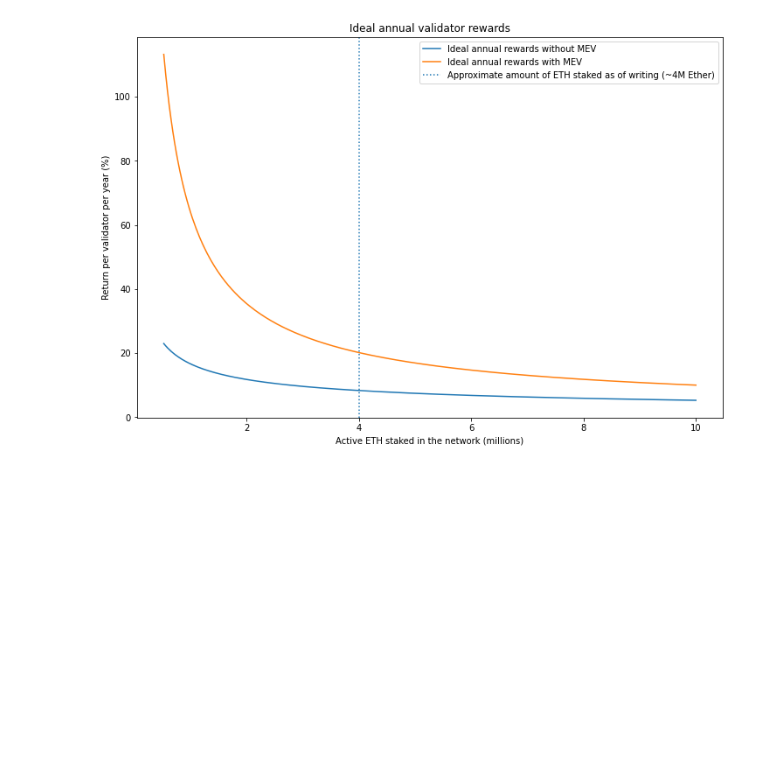
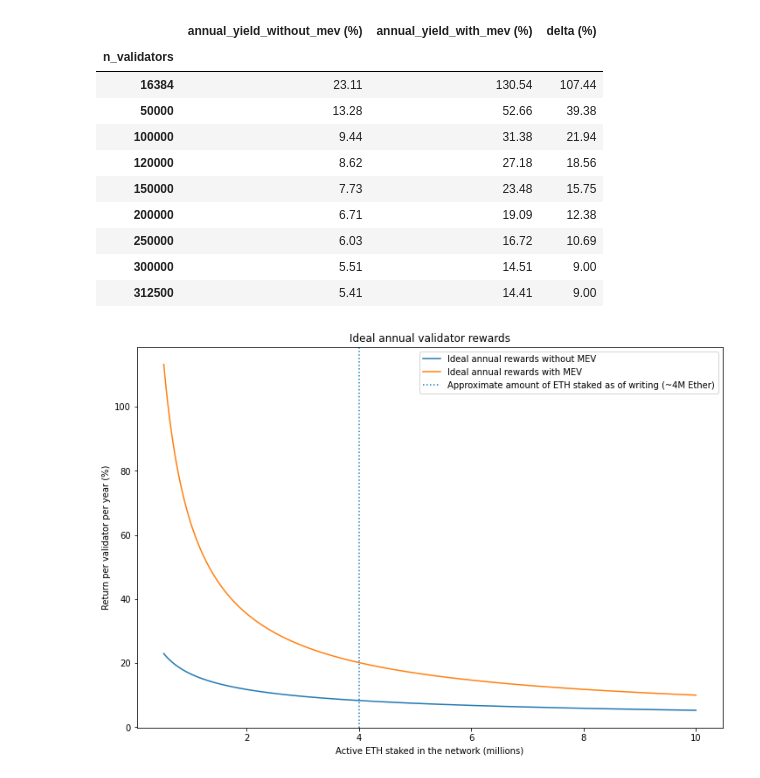
Before and after one commit to taarushv/eth2-mev-rewards, a Jupyter notebook: eth2-mev-calc.ipynb, the cells around one changed output. Drawn from its saved outputs; the diff is of its cells as text; code cells hidden in the pictures; blank space fills up the shorter version.

Commit message:
table for yield delta, luckiest 1%

```diff
--- a/eth2-mev-calc.ipynb
+++ b/eth2-mev-calc.ipynb
@@ -94,6 +94,60 @@ df.set_index('n_validators')
 | 250000 | 8000000 | 1.88 | 3.78 | 5.88 | ... |
 | 300000 | 9600000 | 1.72 | 3.30 | 5.37 | ... |
 | 312500 | 10000000 | 1.68 | 3.20 | 5.26 | ... |
+# %%
+# Only for the luckiest 1%
+n_validators = [524288 // 32, 50000, 100000, 120000, 150000, 200000, 250000, 300000, 10000000 // 32]
+staked = [32 * n for n in n_validators] # ETH actively staked in the network
+u_bpo = [int(binom.ppf(0.99,31556952/12, 1/n)) for n in n_validators] # blocks produced by luckiest 1%
+mean_bpo = [float(binom.mean(31556952/12, 1/n)) for n in n_validators]
+
+full_reward = [(4 * annualised_base_reward(n)) for n in n_validators]
+attestation_reward = [0.75 * f for f in full_reward]
+inclusion_reward = [0.25 * f for f in full_reward]
+
+ideal_reward_with_mev = []
+for i in range(len(n_validators)):
+    r_att = attestation_reward[i]
+    r_inc = inclusion_reward[i]
+    ideal_reward_with_mev.append(r_att + r_inc * ((7/8) + (1/8) * u_bpo[i] / mean_bpo[i]))
+    ideal_reward_with_mev[i] = ideal_reward_with_mev[i] + (u_bpo[i] * avg_mev_reward_per_block)
+
+    ideal_reward_without_mev = []
+for i in range(len(n_validators)):
+    r_att = attestation_reward[i]
+    r_inc = inclusion_reward[i]
+    ideal_reward_without_mev.append(r_att + r_inc * ((7/8) + (1/8) * u_bpo[i] / mean_bpo[i]))
+
+
+annual_yield_without_mev = [100 * r / 32 for r in ideal_reward_without_mev]
+annual_yield_with_mev = [100 * r / 32 for r in ideal_reward_with_mev]
+
+delta = []
+for i in range(len(annual_yield)):
+    delta.append(annual_yield_with_mev[i] - annual_yield_without_mev[i])
+data = {
+    'n_validators': n_validators,
+    'annual_yield_without_mev (%)': annual_yield_without_mev,
+    'annual_yield_with_mev (%)': annual_yield_with_mev,
+    'delta (%)': delta
+}
+
+df = pd.DataFrame(data)
+
+pd.options.display.float_format = '{:,.2f}'.format
+df.set_index('n_validators')
+# %% [output]
+|  | annual_yield_without_mev (%) | annual_yield_with_mev (%) | delta (%) |
+| n_validators |  |  |  |
+| 16384 | 23.11 | 130.54 | 107.44 |
+| 50000 | 13.28 | 52.66 | 39.38 |
+| 100000 | 9.44 | 31.38 | 21.94 |
+| 120000 | 8.62 | 27.18 | 18.56 |
+| 150000 | 7.73 | 23.48 | 15.75 |
+| 200000 | 6.71 | 19.09 | 12.38 |
+| 250000 | 6.03 | 16.72 | 10.69 |
+| 300000 | 5.51 | 14.51 | 9.00 |
+| 312500 | 5.41 | 14.41 | 9.00 |
 # %%
 # Ideal, with and without MEV
 
```
Also changed, not shown: 1 other file.
